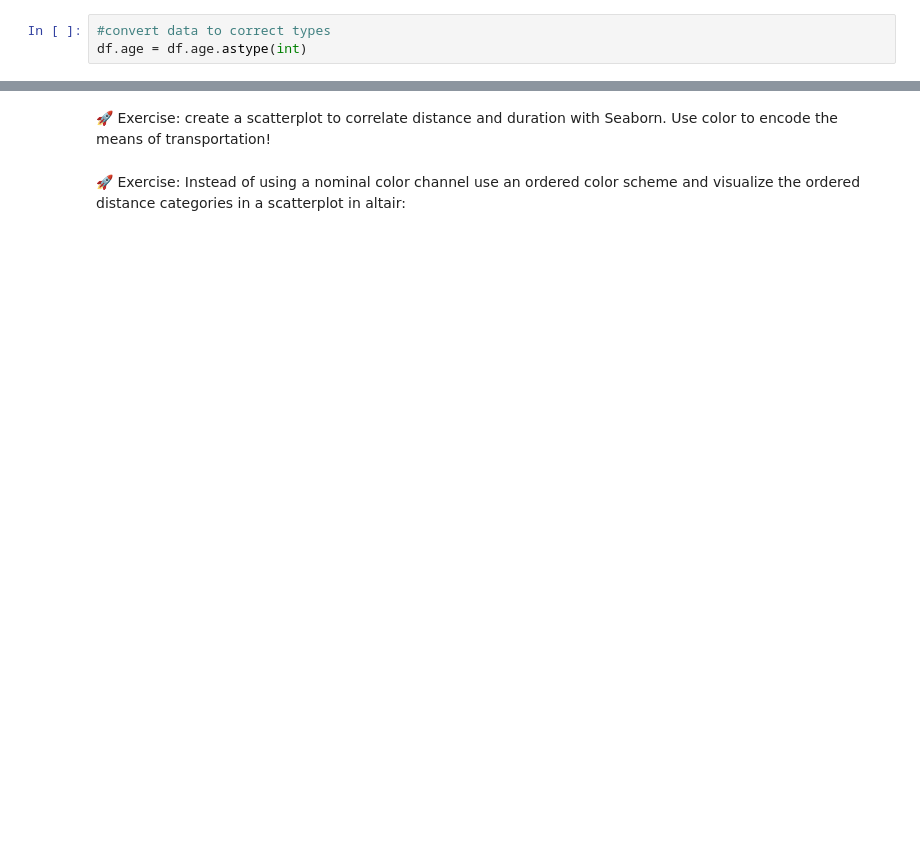
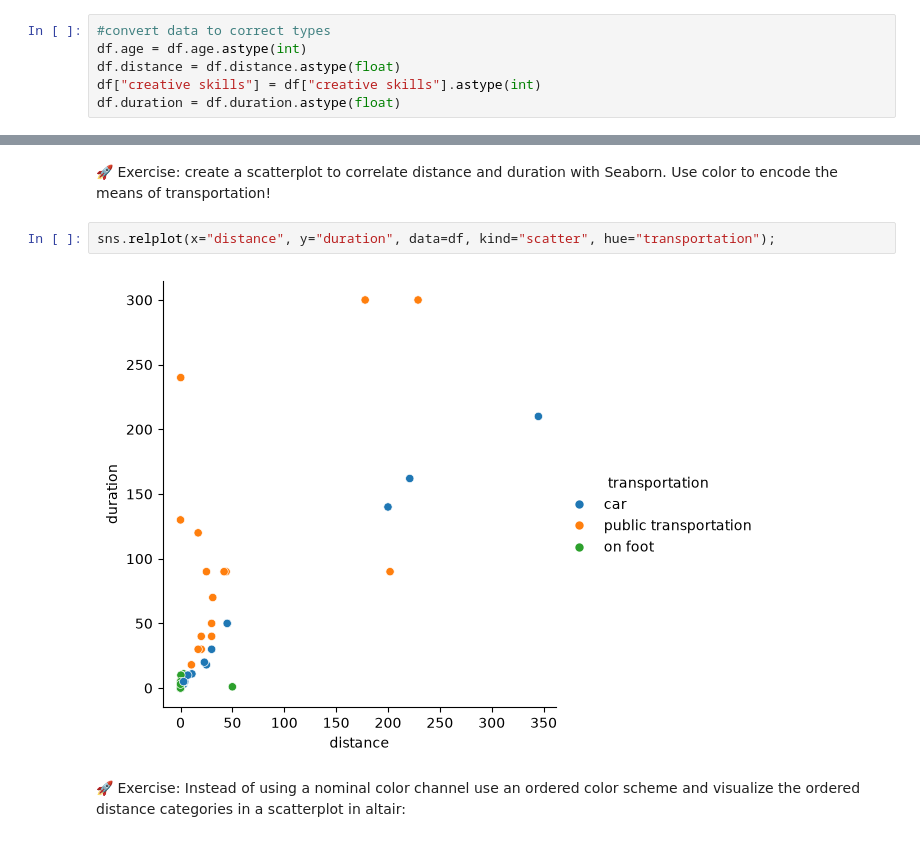
Before and after one commit to ZoeMcFife/Zoes-Hagenberg-3-The-Hagening, a Jupyter notebook: Data Visualization/Exercises/2026-10-14/01_Exercise_StudentDataset.ipynb, the cells around one changed output, grey strips where cells are left out. Saved outputs shown, nothing was run; the diff lists cells and outputs as text; blank space fills up the shorter version.

```diff
--- a/Data Visualization/Exercises/2026-10-14/01_Exercise_StudentDataset.ipynb
+++ b/Data Visualization/Exercises/2026-10-14/01_Exercise_StudentDataset.ipynb
@@ -154,3 +201,6 @@ Name: 17, dtype: str
 # %%
 #convert data to correct types
 df.age = df.age.astype(int)
+df.distance = df.distance.astype(float)
+df["creative skills"] = df["creative skills"].astype(int)
+df.duration = df.duration.astype(float)
@@ -204,4 +275,8 @@ import seaborn as sns
 # %% [markdown]
 🚀 Exercise: create a scatterplot to correlate distance and duration with Seaborn. Use color to encode the means of transportation!
+# %%
+sns.relplot(x="distance", y="duration", data=df, kind="scatter", hue="transportation");
+# %% [output]
+[figure, added]
 # %% [markdown]
 🚀 Exercise: Instead of using a nominal color channel use an ordered color scheme and visualize the ordered distance categories in a scatterplot in altair:
```
Also changed, not shown: parts of 14 cells of this notebook, 5 other files.
